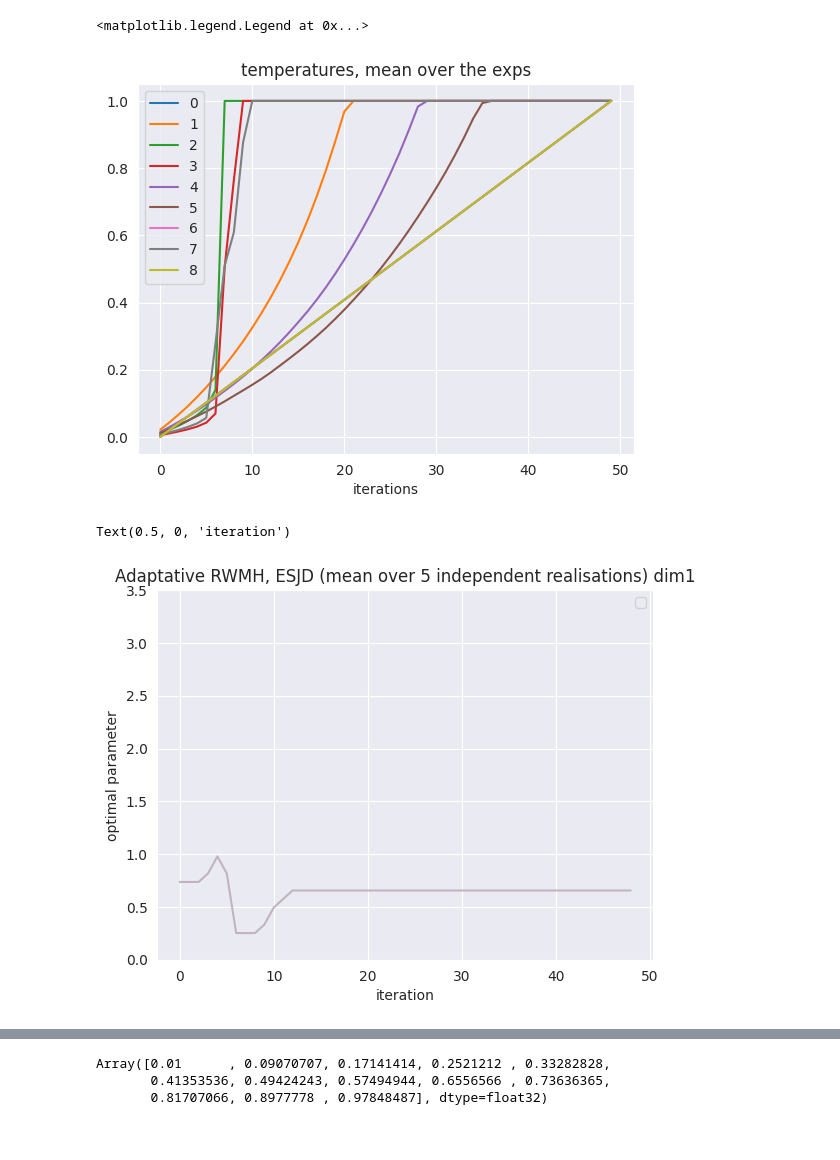
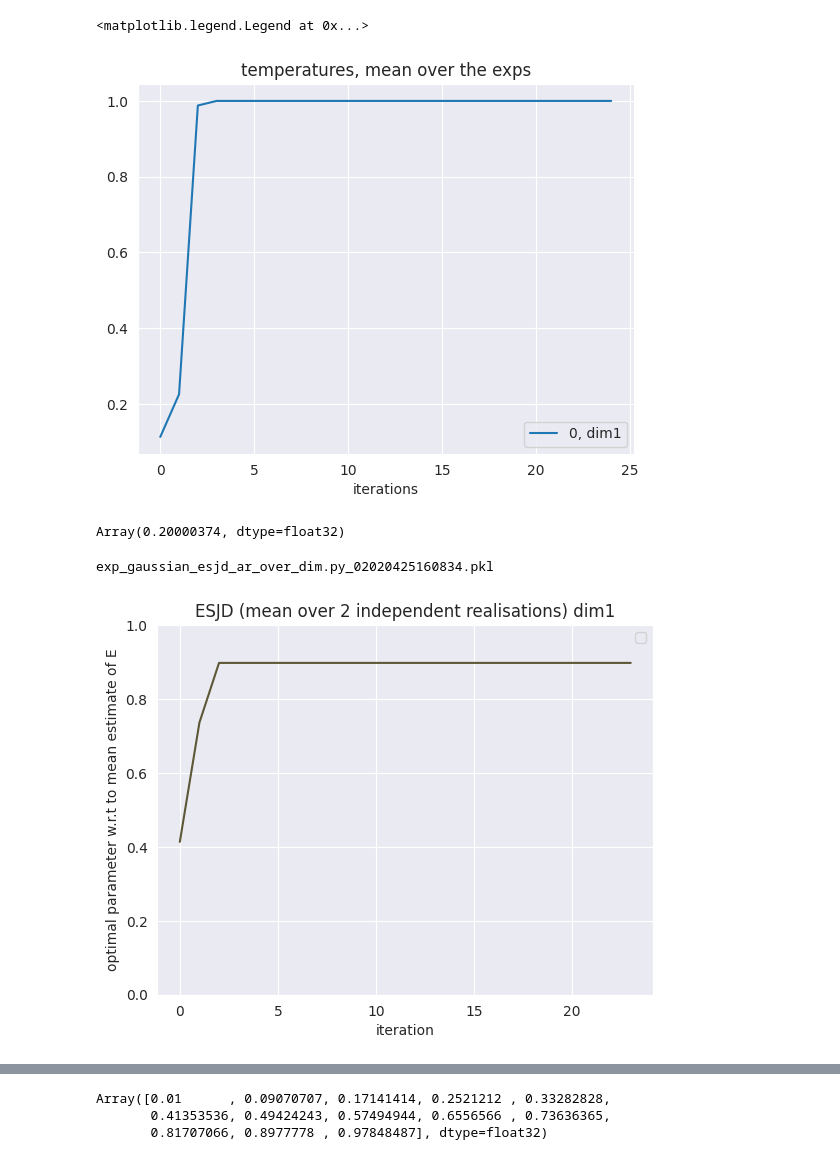
Before and after one commit to ylefay/adaptive_smc_tempering, a Jupyter notebook: adaptive_smc/experiments/read.ipynb, the cells around one changed output, grey strips where cells are left out. Cells and saved outputs as stored; diff of their text form; code cells hidden in the pictures.

```diff
--- a/adaptive_smc/experiments/read.ipynb
+++ b/adaptive_smc/experiments/read.ipynb
@@ -38,8 +28,7 @@ while len(color_set)<NUM_COLORS:
 
 color_set = list(color_set)
 color_set = [tuple(n) for n in color_set]
-color_set
-idx = 2
+idx = 0
 mpm1 = PKLs[idx]['res'][0].shape[2]*(PKLs[idx]['res'][0].shape[3]-1)
 for j in range(1, PKLs[idx]['res'][5].shape[1]):
     if j % 5 ==0:
@@ -57,36 +45,40 @@ Text(0.5, 0, 'scale parameter')
 # %%
 for idx in range(n):
-    plt.plot(np.mean(PKLs[idx]['res'][6], axis=0), label=f'{idx}')
+    plt.plot(np.mean(PKLs[idx]['res'][6], axis=0), label=f'{idx}, dim{PKLs[idx]['res'][0].shape[-1]}')
 plt.title('temperatures, mean over the exps')
 plt.xlabel('iterations')
 plt.legend()
 # %% [output]
 <matplotlib.legend.Legend at 0x...>
-[figure, old version]
+[figure, new version]
+# %%
+PKLs[0]['res'][0][:,-1,...].std()
+# %% [output]
+Array(0.20000374, dtype=float32)
 # %%
 GRID_ESJD = jnp.linspace(0.01, 8, 100)
 
 NUM_COLORS = 30
 color_set = set()
 while len(color_set)<NUM_COLORS:
     random_integers = [np.random.randint(0, 255)/255 for _ in range(3)]
     color_set.add(tuple(random_integers))
 
 
 color_set = list(color_set)
 color_set = [tuple(n) for n in color_set]
 color_set
-idx = 1
+idx = 0
 print(PKL_titles[idx])
 mpm1 = PKLs[idx]['res'][0].shape[2]*(PKLs[idx]['res'][0].shape[3]-1)
 max=13
 plt.plot([GRID_ESJD[:max][np.argmax(PKLs[idx]['res'][5].mean(axis=0)[j,:max])] for j in range(1, PKLs[idx]['res'][5].shape[1])], alpha=0.9, color=color_set[j//10], linestyle="solid")
 plt.ylim(0.0, 1.)
 plt.legend()
-plt.title(f"Adaptative RWMH, ESJD (mean over {PKLs[idx]['res'][5].shape[0]} independent realisations) dim{PKLs[idx]['res'][0].shape[-1]}")
+plt.title(f"ESJD (mean over {PKLs[idx]['res'][5].shape[0]} independent realisations) dim{PKLs[idx]['res'][0].shape[-1]}")
 plt.ylabel("optimal parameter w.r.t to mean estimate of E")
 plt.xlabel("iteration")
 plt.savefig(f"{PKL_titles[idx]}optimal_parameter_wrt_to_mean_estimate_of_E.png")
 # %% [output]
-Text(0.5, 0, 'iteration')
+exp_gaussian_esjd_ar_over_dim.py_02020425160834.pkl
-[figure, old version]
+[figure, new version]
```
Also changed, not shown: parts of 7 cells of this notebook, 43 other files.
